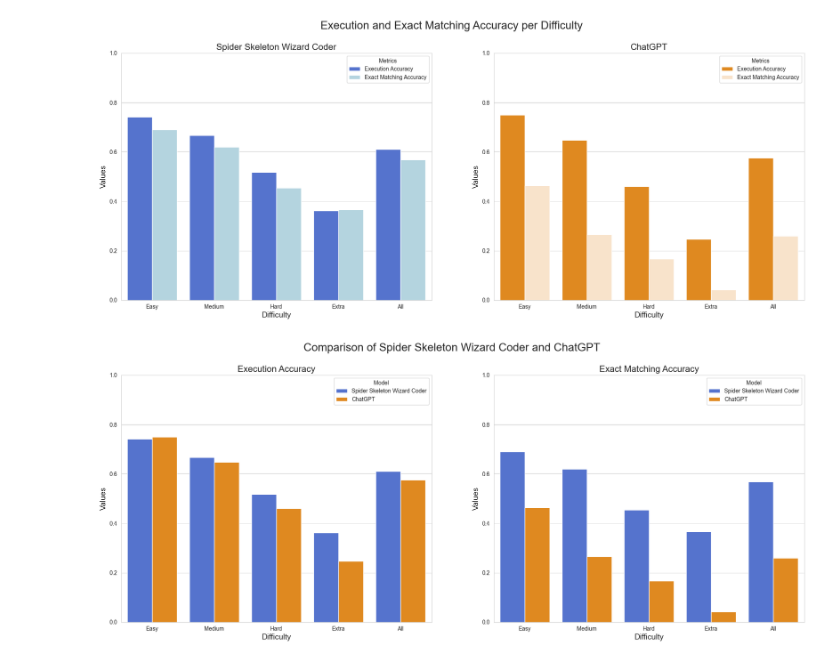
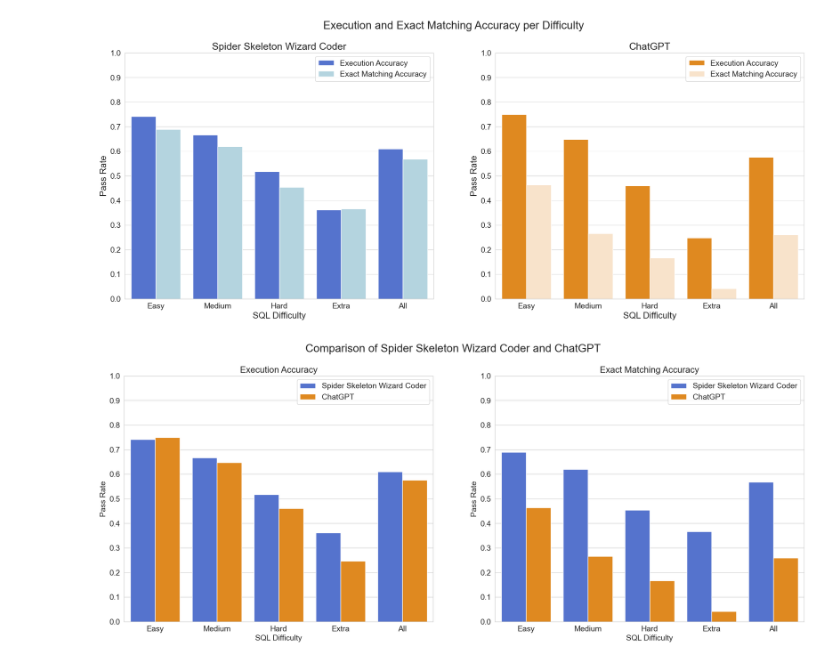
Before and after one commit to cuplv/text-to-sql-wizardcoder, a Jupyter notebook: eval/plots/plots.ipynb, the cells around one changed output. Saved outputs shown, nothing was run; the diff lists cells and outputs as text; code cells hidden in the pictures.

Commit message:
Update plots

```diff
--- a/eval/plots/plots.ipynb
+++ b/eval/plots/plots.ipynb
@@ -3,6 +3,7 @@
 import pandas as pd
 import matplotlib.pyplot as plt
 import seaborn as sns
+import numpy as np
 
 # Data of the first model evaluation
 data_1 = {
@@ -32,45 +33,56 @@ df_melted = df.melt(['Difficulty', 'Model'], var_name='Metrics', value_name='Val
 
 # Set style
 sns.set_style("whitegrid")
 
 # Create subplots
 fig, ax = plt.subplots(1, 2, figsize=(22, 8))
 
 # Define your own color palette
 palette = {'Execution Accuracy': 'royalblue', 'Exact Matching Accuracy': 'lightblue'}
 
 # Barplot for the first model
 sns.barplot(x='Difficulty', y='Values', hue='Metrics', data=df_melted[df_melted['Model']=='Spider Skeleton Wizard Coder'], palette=palette, ax=ax[0])
-ax[0].set_title('Spider Skeleton Wizard Coder', fontsize=16)
-ax[0].set_xlabel('Difficulty', fontsize=14)
-ax[0].set_ylabel('Values', fontsize=14)
+ax[0].set_title('Spider Skeleton Wizard Coder', fontsize=18)
+ax[0].set_xticklabels(['Easy', 'Medium', 'Hard', 'Extra', 'All'], fontsize=14)
+ax[0].set_xlabel('SQL Difficulty', fontsize=16)
+ax[0].set_ylabel('Pass Rate', fontsize=16)
 ax[0].set_ylim(0, 1)  # Setting y limit from 0 to 1
+ax[0].set_yticks(np.arange(0, 1.1, 0.1))
+ax[0].set_yticklabels([0.0,0.1,0.2,0.3,0.4,0.5,0.6,0.7,0.8,0.9,1.0], fontsize=14)
 
 # Define your own color palette
 palette = {'Execution Accuracy': 'darkorange', 'Exact Matching Accuracy': 'bisque'}
 
 # Barplot for the second model
 sns.barplot(x='Difficulty', y='Values', hue='Metrics', data=df_melted[df_melted['Model']=='ChatGPT'], palette=palette, ax=ax[1])
-ax[1].set_title('ChatGPT', fontsize=16)
-ax[1].set_xlabel('Difficulty', fontsize=14)
-ax[1].set_ylabel('Values', fontsize=14)
+ax[1].set_title('ChatGPT', fontsize=18)
+ax[1].set_xticklabels(['Easy', 'Medium', 'Hard', 'Extra', 'All'], fontsize=14)
+ax[1].set_xlabel('SQL Difficulty', fontsize=16)
+ax[1].set_ylabel('Pass Rate', fontsize=16)
 ax[1].set_ylim(0, 1)  # Setting y limit from 0 to 1
+ax[1].set_yticks(np.arange(0, 1.1, 0.1))
+ax[1].set_yticklabels([0.0,0.1,0.2,0.3,0.4,0.5,0.6,0.7,0.8,0.9,1.0], fontsize=14)
+
+# Make legend bigger
+ax[0].legend(fontsize=14)
+ax[1].legend(fontsize=14)
 
 # Overall title
 fig.suptitle('Execution and Exact Matching Accuracy per Difficulty', fontsize=20)
 
 # Save plot
 plt.savefig('spiderwizard-plus-chatgpt.svg')
 
 # Show the plot
 plt.show()
 # %% [output]
-[figure, old version]
+[figure, new version]
 # %%
 # Import necessary libraries
 import pandas as pd
 import matplotlib.pyplot as plt
 import seaborn as sns
+import numpy as np
 
 # Data of the first model evaluation
 data_1 = {
@@ -106,7 +118,6 @@ fig, axes = plt.subplots(1, 2, figsize=(22, 8))
 
 pallette = {'Spider Skeleton Wizard Coder': 'royalblue', 'ChatGPT': 'darkorange'}
 
-# Loop over each metric
 for ax, metric in zip(axes, ['Execution Accuracy', 'Exact Matching Accuracy']):
     # Filter data for the current metric
     df_metric = df_melted[df_melted['Metrics'] == metric]
@@ -116,9 +127,18 @@ for ax, metric in zip(axes, ['Execution Accuracy', 'Exact Matching Accuracy']):
 
     # Set plot details
     ax.set_title(metric, fontsize=16)
-    ax.set_xlabel('Difficulty', fontsize=14)
-    ax.set_ylabel('Values', fontsize=14)
+    ax.set_xlabel('SQL Difficulty', fontsize=14)
+    ax.set_xticklabels(['Easy', 'Medium', 'Hard', 'Extra', 'All'], fontsize=14)
+    ax.set_ylabel('Pass Rate', fontsize=14)
     ax.set_ylim(0, 1)  # Setting y limit from 0 to 1
+    ax.set_yticks(np.arange(0, 1.1, 0.1))
+    ax.set_yticklabels([0.0,0.1,0.2,0.3,0.4,0.5,0.6,0.7,0.8,0.9,1.0], fontsize=14)
+
+    # Make legend bigger
+    ax.legend(fontsize=14)
+
+
+
 
 # Overall title
 fig.suptitle('Comparison of Spider Skeleton Wizard Coder and ChatGPT', fontsize=20)
@@ -129,4 +149,4 @@ plt.savefig('spiderwizard-vs-chatgpt.svg')
 # Show the plot
 plt.show()
 # %% [output]
-[figure, old version]
+[figure, new version]
```
Also changed, not shown: 2 other files.
